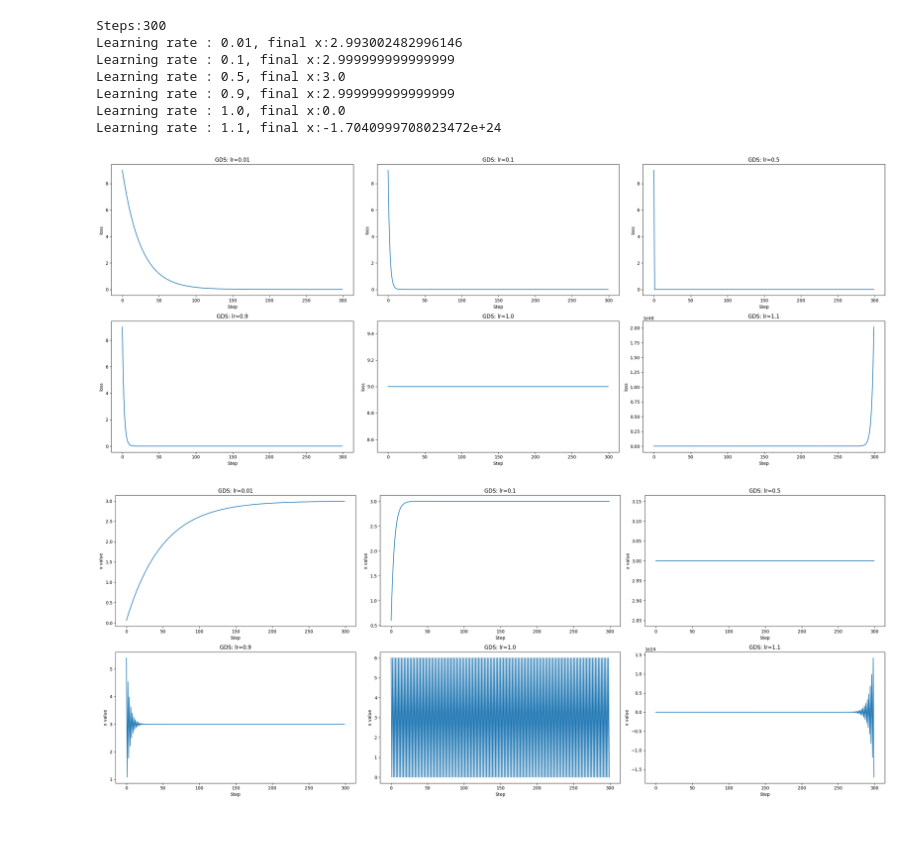
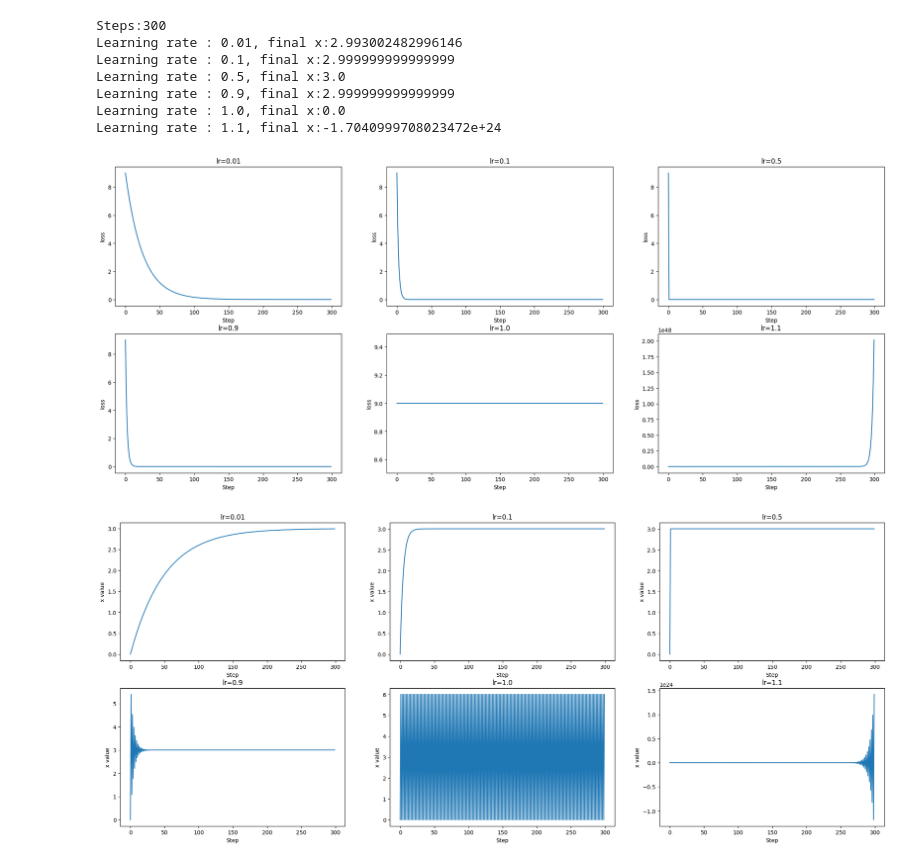
Before and after one commit to m3likaj/Learning-Amharic-OCR, a Jupyter notebook: notebooks/01_pytorch_basics.ipynb, the cells around one changed output. Saved outputs shown, nothing was run; the diff lists cells and outputs as text; code cells hidden in the pictures; blank space fills up the shorter version.

Commit message:
Kaggle Notebook | 01_pytorch_basics | Version 3

```diff
--- a/notebooks/01_pytorch_basics.ipynb
+++ b/notebooks/01_pytorch_basics.ipynb
@@ -40,23 +40,24 @@ def derivative(x):
     df_x = 2*(x - 3)
     return df_x
 
-def gradient_descent(x,lr, losses):
-    losses[lr]=[]
-    x_path[lr]=[]
+def gradient_descent(x,lr):
+    losses[lr] = []
+    x_path[lr] = []
     for i in range(steps):
         l = loss(x)
+        x_path[lr].append(x)
         losses[lr].append(l)
         x = x - (lr * derivative(x))
-        x_path[lr].append(x)
+
     return x
 
-def plot_results(losses, steps, label):
+def plot_results(result, steps, label):
     step = list(range(steps))
-    num_plots = len(losses)
+    num_plots = len(result)
     col = math.ceil(math.sqrt(num_plots))
     row = -(num_plots // -col) #same as ceil(num_plots/col)
     fig, axs = plt.subplots(row, col, figsize=(25,10))
-    keys = list(losses)
+    keys = list(result)
     for i in range (row):
         for j in range (col):
             key_pos = (i * col) + j
@@ -65,9 +66,24 @@ def plot_results(losses, steps, label):
             axs[i][j].set_ylabel(label)
             axs[i][j].set_title(f"GDS: lr={key}")
             #ax.set_yscale("log")
-            axs[i][j].plot(step,losses[key])
+            axs[i][j].plot(step,result[key])
     plt.tight_layout()
     plt.show()
+
+#new version
+def plot_2(result,label):
+    num_plots = len(result)
+    col = math.ceil(math.sqrt(num_plots))
+    row = -(num_plots // -col) #same as ceil(num_plots/col)
+    fig, axs = plt.subplots(row, col, figsize=(25,10))
+    axs = np.atleast_1d(axs).flatten()
+    for ax, key in zip(axs, result):
+        ax.plot(result[key])
+        ax.set_title(f"lr={key}")
+        ax.set_xlabel("Step")
+        ax.set_ylabel(label)
+    for ax in axs[len(result):]:
+        ax.axis("off")   # hide unused panels
 # %%
 print(f"Steps:{steps}")
 for lr in lrs:
@@ -83,11 +99,11 @@ Learning rate : 0.9, final x:2.999999999999999
 Learning rate : 1.0, final x:0.0
 Learning rate : 1.1, final x:-1.7040999708023472e+24
 # %%
-plot_results(losses,steps,"loss")
+plot_2(losses,"loss")
 # %% [output]
-[figure, old version]
+[figure, new version]
 # %%
 #seeing how x moves along
-plot_results(x_path,steps,"x value")
+plot_2(x_path,"x value")
 # %% [output]
-[figure, old version]
+[figure, new version]
```
Also changed, not shown: parts of 1 cell of this notebook.
